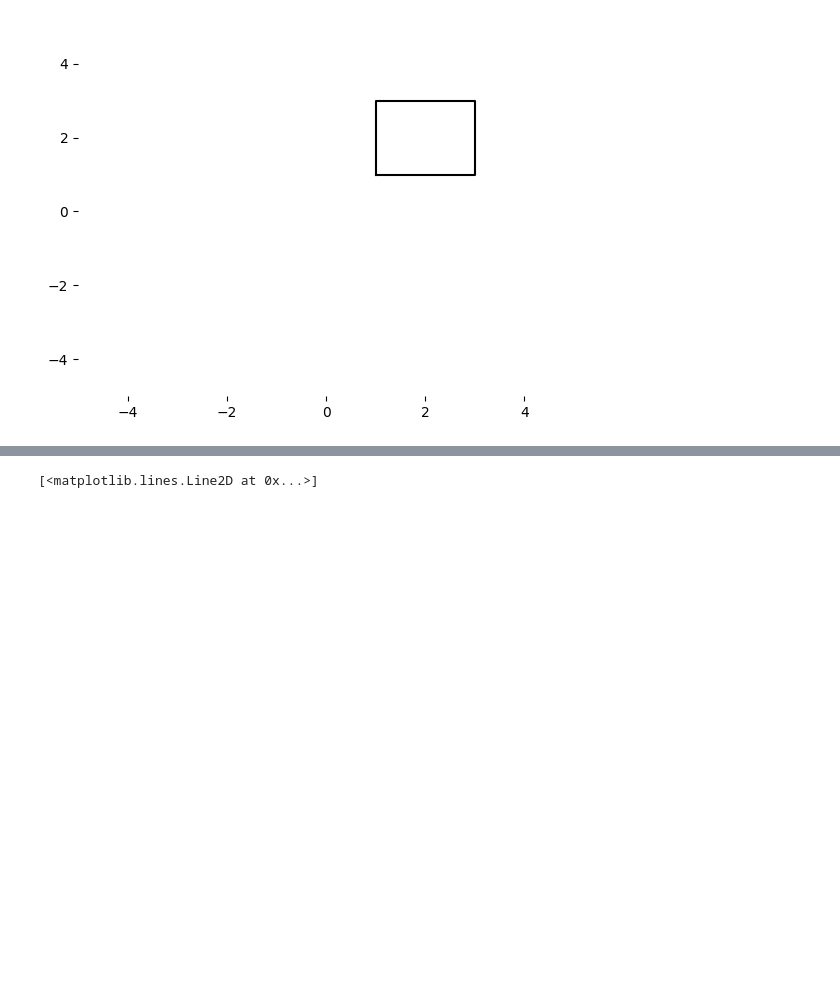
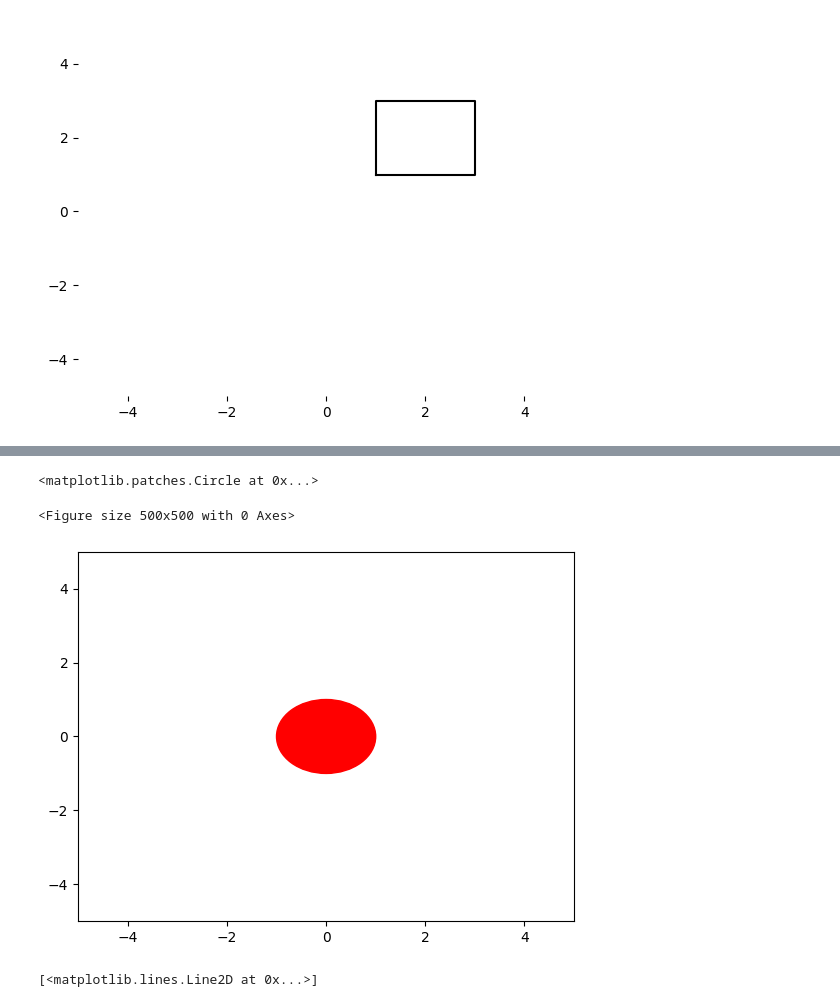
Before and after one commit to MxLied/Phyton-Max-Liedman, a Jupyter notebook: Labs och Explorations/tuto.ipynb, the cells around one changed output, grey strips where cells are left out. Saved outputs shown, nothing was run; the diff lists cells and outputs as text; code cells hidden in the pictures; blank space fills up the shorter version.

```diff
--- a/Labs och Explorations/tuto.ipynb
+++ b/Labs och Explorations/tuto.ipynb
@@ -84,3 +149,16 @@ It is a perceft square
+# %%
+import matplotlib.pyplot as plt
+from matplotlib.patches import Circle
+
+plt.figure(figsize=(5, 5))
+circle1 = plt.Circle((0.0, 0.0), 1, color='r')
+fig, ax = plt.subplots() #
+plt.axis([-5, 5, -5, 5])
+ax.add_patch(circle1)
+# %% [output]
+<matplotlib.patches.Circle at 0x...>
+<Figure size 500x500 with 0 Axes>
+[figure, added]
 # %%
 # def plot(self):
 #         print("plotter is running")
```
Also changed, not shown: parts of 2 cells of this notebook.
